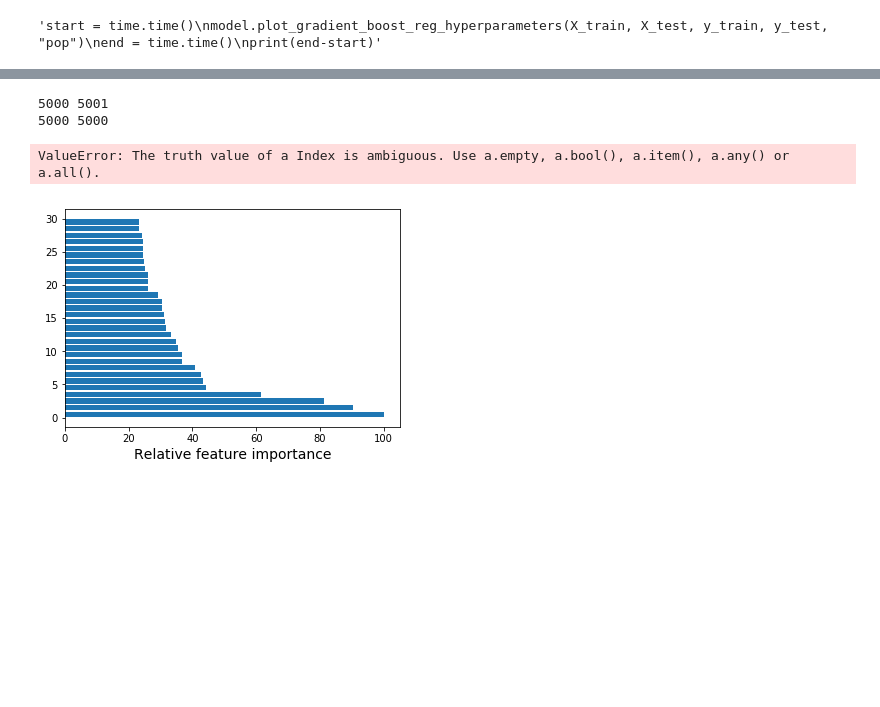
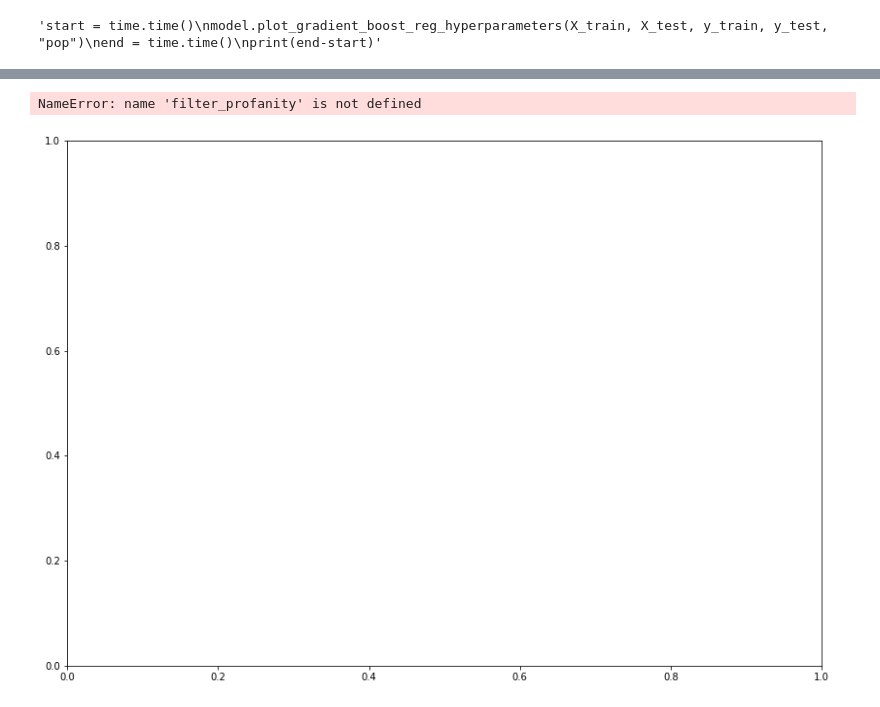
Before and after one commit to hankzhang2003/spotify-billboard-analysis, a Jupyter notebook: spotify-billboard-analysis-3.ipynb, the cells around one changed output, grey strips where cells are left out. Drawn from its saved outputs; the diff is of its cells as text; code cells hidden in the pictures; blank space fills up the shorter version.

Commit message:
profanity filter

```diff
--- a/spotify-billboard-analysis-3.ipynb
+++ b/spotify-billboard-analysis-3.ipynb
@@ -251,15 +251,14 @@ print(gradient_boost_reg_results)
 # %%
 # Plot feature importances
-fig, ax = plt.subplots()
-plots.make_feature_importance_plot(feature_importances, lyricsAndValencePop.columns[:-1], \
-                                   30, ax)
-fig.suptitle("Top Feature Importances of Pop (valence only)")
-fig.savefig("images/feature_importances_valencepop.png")
+fig, ax = plt.subplots(figsize=(14, 10))
+plots.make_feature_importance_plot(feature_importances, filter_profanity( \
+                                   lyricsAndValencePop.columns[:-1]), 30, ax)
+fig.suptitle("Top Feature Importances of Pop (valence only)", fontsize=20)
+fig.subplots_adjust(top=0.9)
+fig.savefig("images/featureImportances_valencepop.png")
 # %% [output]
-5000 5001
-5000 5000
+NameError: name 'filter_profanity' is not defined
-ValueError: The truth value of a Index is ambiguous. Use a.empty, a.bool(), a.item(), a.any() or a.all().
-[figure, old version]
+[figure, new version]
 # %%
 # Multilayer perceptron
 mlp = Sequential()
```
Also changed, not shown: parts of 5 cells of this notebook, 6 other files.
